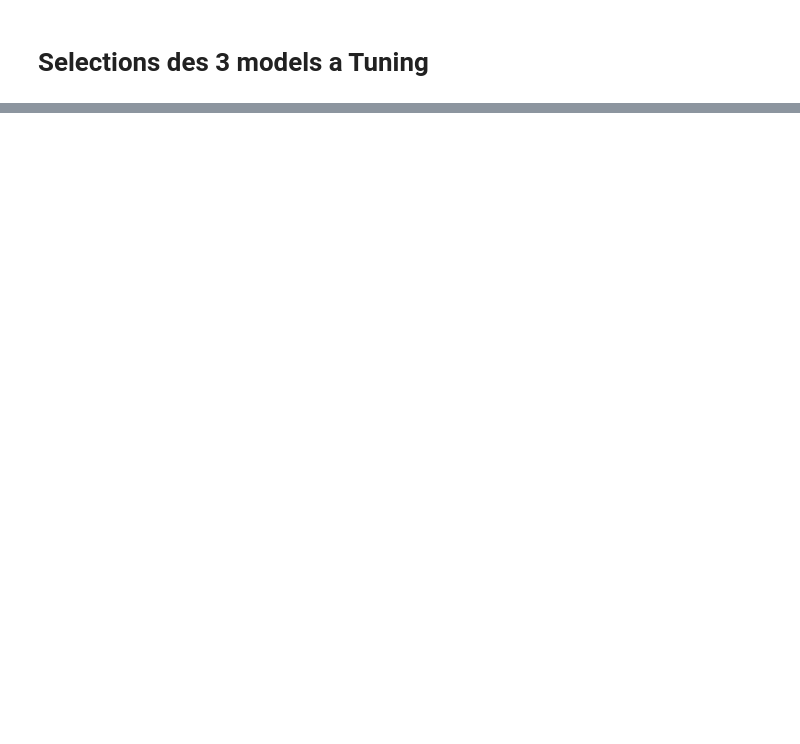
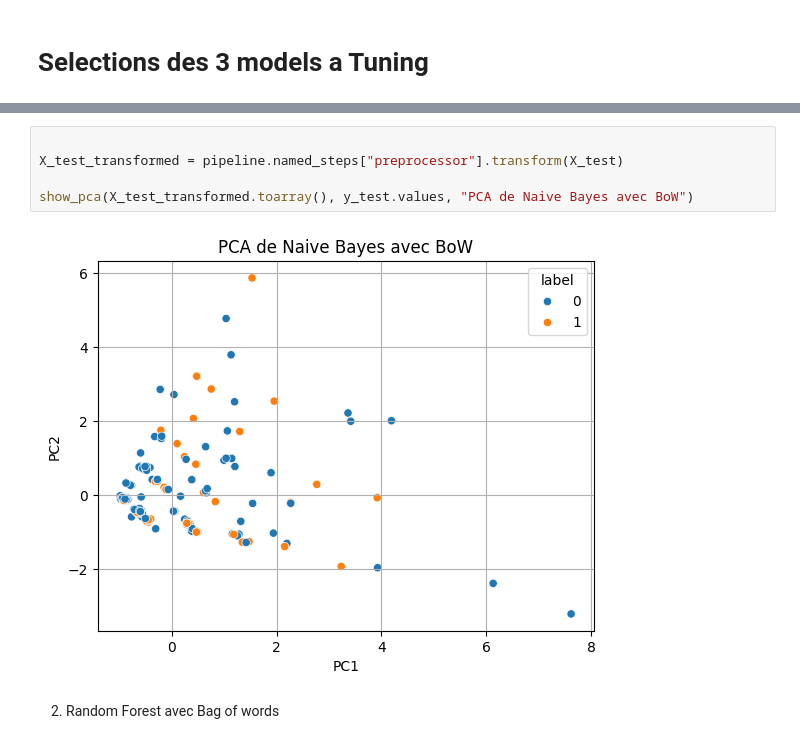
Before and after one commit to AllanDwyre/Scitweets, a Jupyter notebook: src/classification_2classe/sci_not_sci_classification.ipynb, the cells around one changed output, grey strips where cells are left out. Cells and saved outputs as stored; diff of their text form; blank space fills up the shorter version.

```diff
--- a/src/classification_2classe/sci_not_sci_classification.ipynb
+++ b/src/classification_2classe/sci_not_sci_classification.ipynb
@@ -273,0 +400,9 @@ import utils.helper as helper
+# %%
+
+X_test_transformed = pipeline.named_steps["preprocessor"].transform(X_test)
+
+show_pca(X_test_transformed.toarray(), y_test.values, "PCA de Naive Bayes avec BoW")
+# %% [output]
+[figure, added]
+# %% [markdown]
+2. Random Forest avec Bag of words
```
Also changed, not shown: parts of 25 cells of this notebook, 17 other files.
